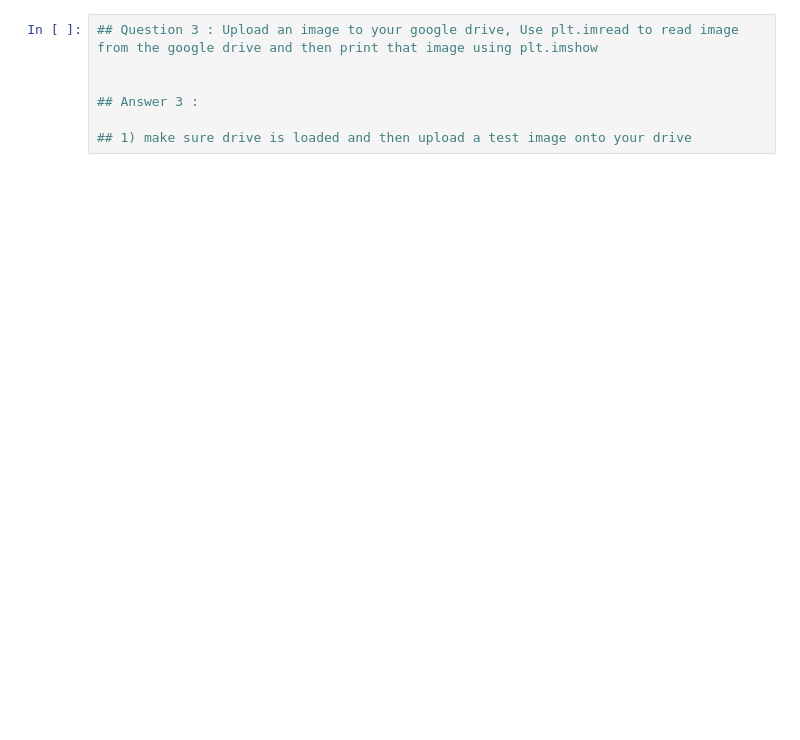
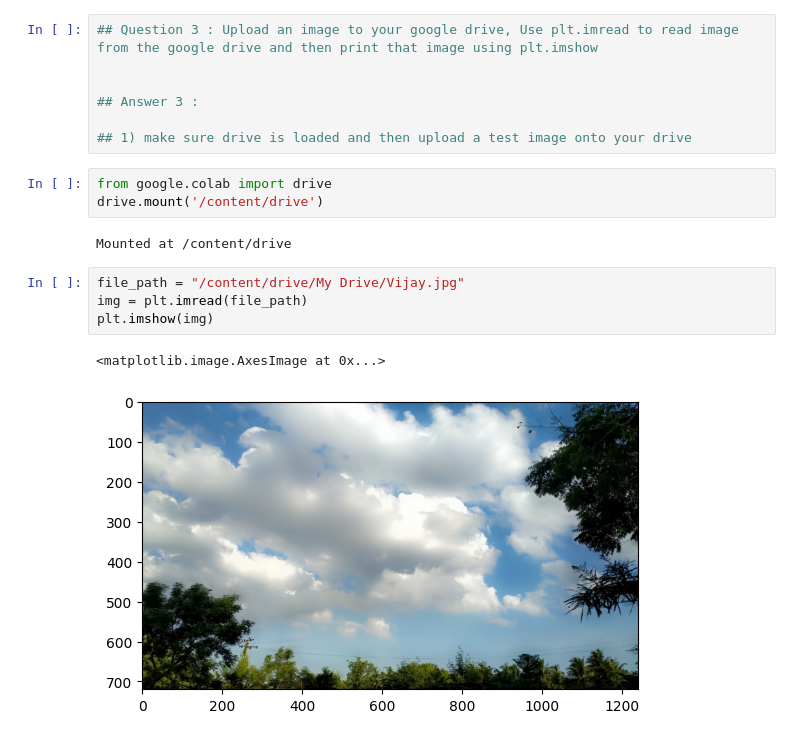
Before and after one commit to Pasupuletivijay/FMML_PROJECTS_AND_ASSIGNMENTS, a Jupyter notebook: Copy_of_FMML_2023_Basics_of_Python.ipynb, the cells around one changed output. Drawn from its saved outputs; the diff is of its cells as text; blank space fills up the shorter version.

```diff
--- a/Copy_of_FMML_2023_Basics_of_Python.ipynb
+++ b/Copy_of_FMML_2023_Basics_of_Python.ipynb
@@ -437,3 +593,15 @@ plt.show()
 ## Answer 3 :
 
 ## 1) make sure drive is loaded and then upload a test image onto your drive
+# %%
+from google.colab import drive
+drive.mount('/content/drive')
+# %% [output]
+Mounted at /content/drive
+# %%
+file_path = "/content/drive/My Drive/Vijay.jpg"
+img = plt.imread(file_path)
+plt.imshow(img)
+# %% [output]
+<matplotlib.image.AxesImage at 0x...>
+[figure, added]
```
Also changed, not shown: parts of 28 cells of this notebook.
